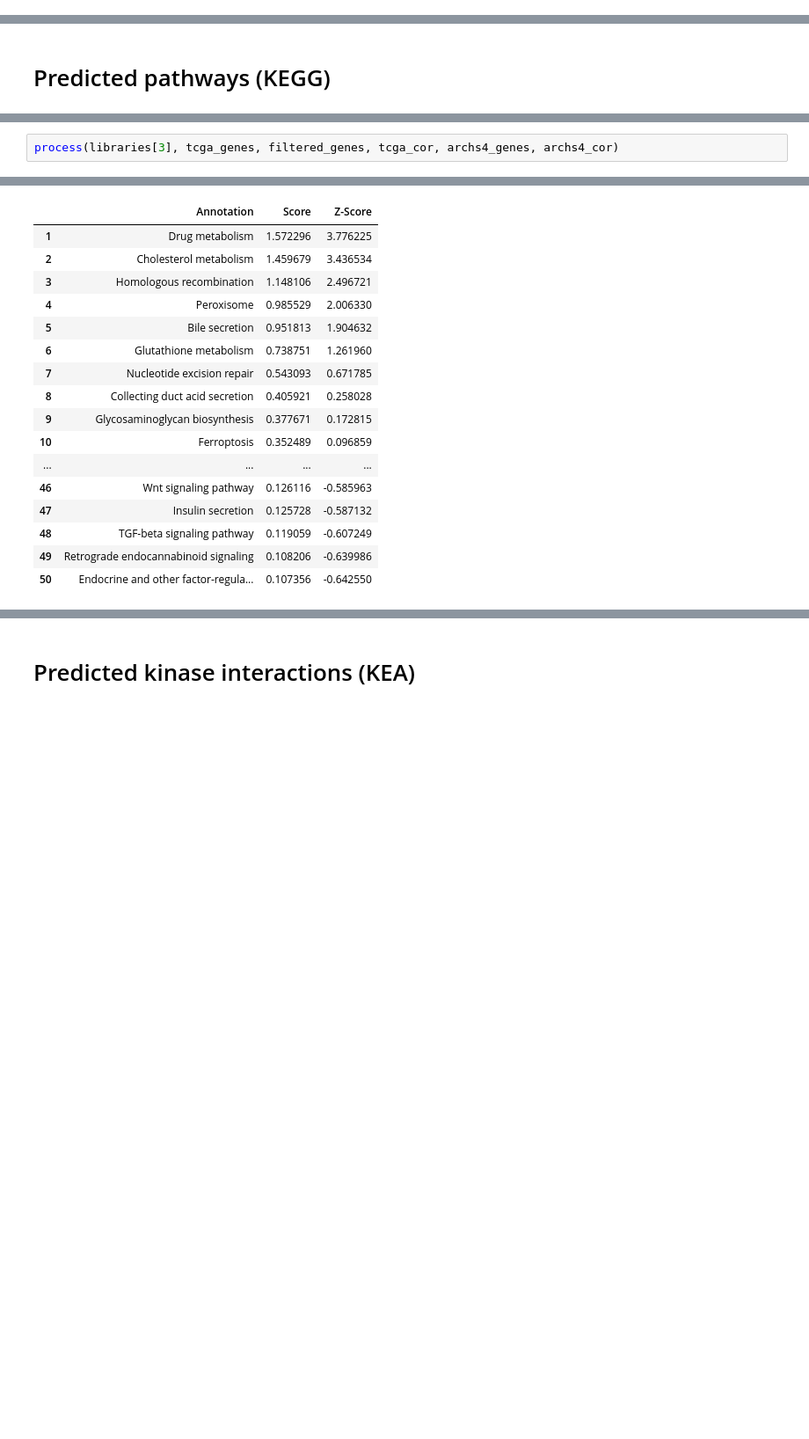
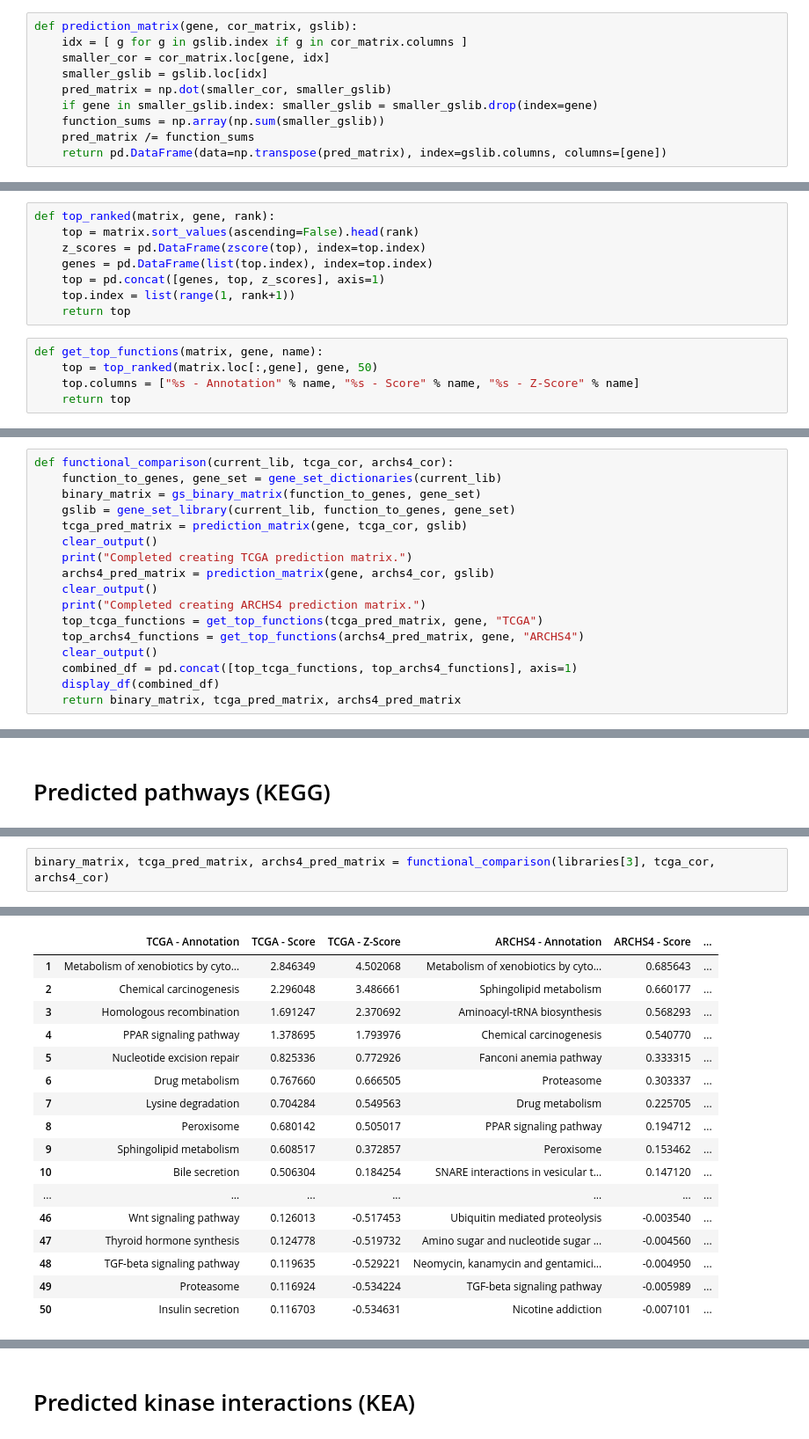
Before and after one commit to cyoon23/appyter, a Jupyter notebook: rna_predictions.ipynb, the cells around one changed output, grey strips where cells are left out. Shown: that part at 88% size. Saved outputs shown, nothing was run; the diff lists cells and outputs as text; blank space fills up the shorter version.

```diff
--- a/rna_predictions.ipynb
+++ b/rna_predictions.ipynb
@@ -201,0 +149,10 @@ def auc(y_true, tcga_probs, archs4_probs, gene):
+# %%
+def prediction_matrix(gene, cor_matrix, gslib):
+    idx = [ g for g in gslib.index if g in cor_matrix.columns ]
+    smaller_cor = cor_matrix.loc[gene, idx]
+    smaller_gslib = gslib.loc[idx]
+    pred_matrix = np.dot(smaller_cor, smaller_gslib)
+    if gene in smaller_gslib.index: smaller_gslib = smaller_gslib.drop(index=gene)
+    function_sums = np.array(np.sum(smaller_gslib))
+    pred_matrix /= function_sums
+    return pd.DataFrame(data=np.transpose(pred_matrix), index=gslib.columns, columns=[gene])
@@ -201,0 +161,13 @@ def auc(y_true, tcga_probs, archs4_probs, gene):
+# %%
+def top_ranked(matrix, gene, rank):
+    top = matrix.sort_values(ascending=False).head(rank)
+    z_scores = pd.DataFrame(zscore(top), index=top.index)
+    genes = pd.DataFrame(list(top.index), index=top.index)
+    top = pd.concat([genes, top, z_scores], axis=1)
+    top.index = list(range(1, rank+1))
+    return top
+# %%
+def get_top_functions(matrix, gene, name):
+    top = top_ranked(matrix.loc[:,gene], gene, 50)
+    top.columns = ["%s - Annotation" % name, "%s - Score" % name, "%s - Z-Score" % name]
+    return top
@@ -201,0 +223,17 @@ def auc(y_true, tcga_probs, archs4_probs, gene):
+# %%
+def functional_comparison(current_lib, tcga_cor, archs4_cor):
+    function_to_genes, gene_set = gene_set_dictionaries(current_lib)
+    binary_matrix = gs_binary_matrix(function_to_genes, gene_set)
+    gslib = gene_set_library(current_lib, function_to_genes, gene_set)
+    tcga_pred_matrix = prediction_matrix(gene, tcga_cor, gslib)
+    clear_output()
+    print("Completed creating TCGA prediction matrix.")
+    archs4_pred_matrix = prediction_matrix(gene, archs4_cor, gslib)
+    clear_output()
+    print("Completed creating ARCHS4 prediction matrix.")
+    top_tcga_functions = get_top_functions(tcga_pred_matrix, gene, "TCGA")
+    top_archs4_functions = get_top_functions(archs4_pred_matrix, gene, "ARCHS4")
+    clear_output()
+    combined_df = pd.concat([top_tcga_functions, top_archs4_functions], axis=1)
+    display_df(combined_df)
+    return binary_matrix, tcga_pred_matrix, archs4_pred_matrix
@@ -292,3 +361,3 @@ ARCHS4
 # %%
-process(libraries[3], tcga_genes, filtered_genes, tcga_cor, archs4_genes, archs4_cor)
+binary_matrix, tcga_pred_matrix, archs4_pred_matrix = functional_comparison(libraries[3], tcga_cor, archs4_cor)
 # %% [output]
@@ -297,17 +364,17 @@ TCGA
-|  | Annotation | Score | Z-Score |
-| 1 | Drug metabolism | 1.572296 | 3.776225 |
-| 2 | Cholesterol metabolism | 1.459679 | 3.436534 |
-| 3 | Homologous recombination | 1.148106 | 2.496721 |
-| 4 | Peroxisome | 0.985529 | 2.006330 |
-| 5 | Bile secretion | 0.951813 | 1.904632 |
-| 6 | Glutathione metabolism | 0.738751 | 1.261960 |
-| 7 | Nucleotide excision repair | 0.543093 | 0.671785 |
-| 8 | Collecting duct acid secretion | 0.405921 | 0.258028 |
-| 9 | Glycosaminoglycan biosynthesis | 0.377671 | 0.172815 |
-| 10 | Ferroptosis | 0.352489 | 0.096859 |
-| ... | ... | ... | ... |
-| 46 | Wnt signaling pathway | 0.126116 | -0.585963 |
-| 47 | Insulin secretion | 0.125728 | -0.587132 |
-| 48 | TGF-beta signaling pathway | 0.119059 | -0.607249 |
-| 49 | Retrograde endocannabinoid signaling | 0.108206 | -0.639986 |
-| 50 | Endocrine and other factor-regula... | 0.107356 | -0.642550 |
+|  | TCGA - Annotation | TCGA - Score | TCGA - Z-Score | ARCHS4 - Annotation | ARCHS4 - Score | ... |
+| 1 | Metabolism of xenobiotics by cyto... | 2.846349 | 4.502068 | Metabolism of xenobiotics by cyto... | 0.685643 | ... |
+| 2 | Chemical carcinogenesis | 2.296048 | 3.486661 | Sphingolipid metabolism | 0.660177 | ... |
+| 3 | Homologous recombination | 1.691247 | 2.370692 | Aminoacyl-tRNA biosynthesis | 0.568293 | ... |
+| 4 | PPAR signaling pathway | 1.378695 | 1.793976 | Chemical carcinogenesis | 0.540770 | ... |
+| 5 | Nucleotide excision repair | 0.825336 | 0.772926 | Fanconi anemia pathway | 0.333315 | ... |
+| 6 | Drug metabolism | 0.767660 | 0.666505 | Proteasome | 0.303337 | ... |
+| 7 | Lysine degradation | 0.704284 | 0.549563 | Drug metabolism | 0.225705 | ... |
+| 8 | Peroxisome | 0.680142 | 0.505017 | PPAR signaling pathway | 0.194712 | ... |
+| 9 | Sphingolipid metabolism | 0.608517 | 0.372857 | Peroxisome | 0.153462 | ... |
+| 10 | Bile secretion | 0.506304 | 0.184254 | SNARE interactions in vesicular t... | 0.147120 | ... |
+| ... | ... | ... | ... | ... | ... | ... |
+| 46 | Wnt signaling pathway | 0.126013 | -0.517453 | Ubiquitin mediated proteolysis | -0.003540 | ... |
+| 47 | Thyroid hormone synthesis | 0.124778 | -0.519732 | Amino sugar and nucleotide sugar ... | -0.004560 | ... |
+| 48 | TGF-beta signaling pathway | 0.119635 | -0.529221 | Neomycin, kanamycin and gentamici... | -0.004950 | ... |
+| 49 | Proteasome | 0.116924 | -0.534224 | TGF-beta signaling pathway | -0.005989 | ... |
+| 50 | Insulin secretion | 0.116703 | -0.534631 | Nicotine addiction | -0.007101 | ... |
```
Also changed, not shown: parts of 56 cells of this notebook.
